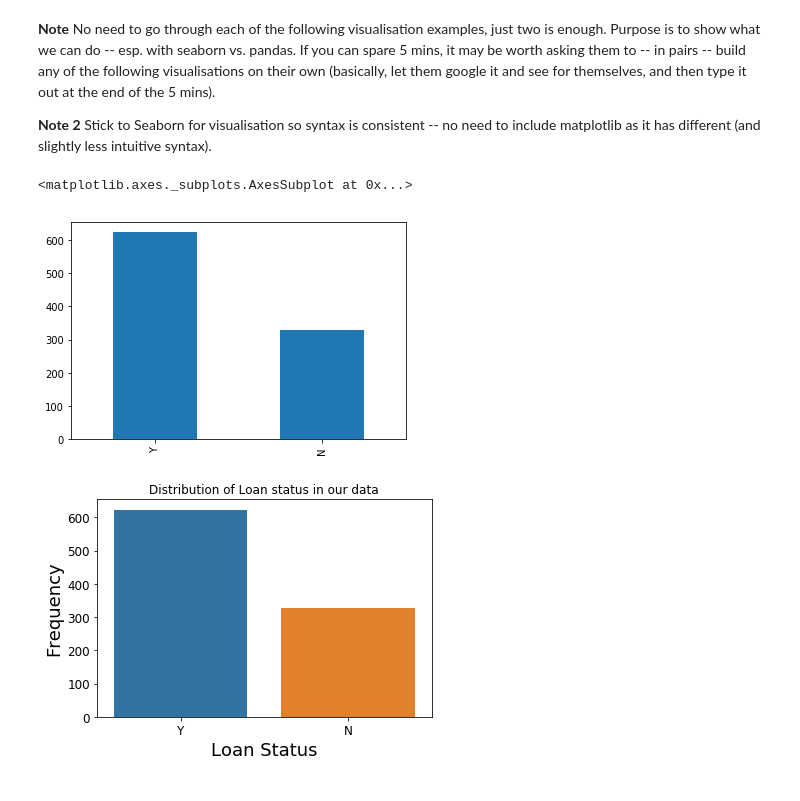
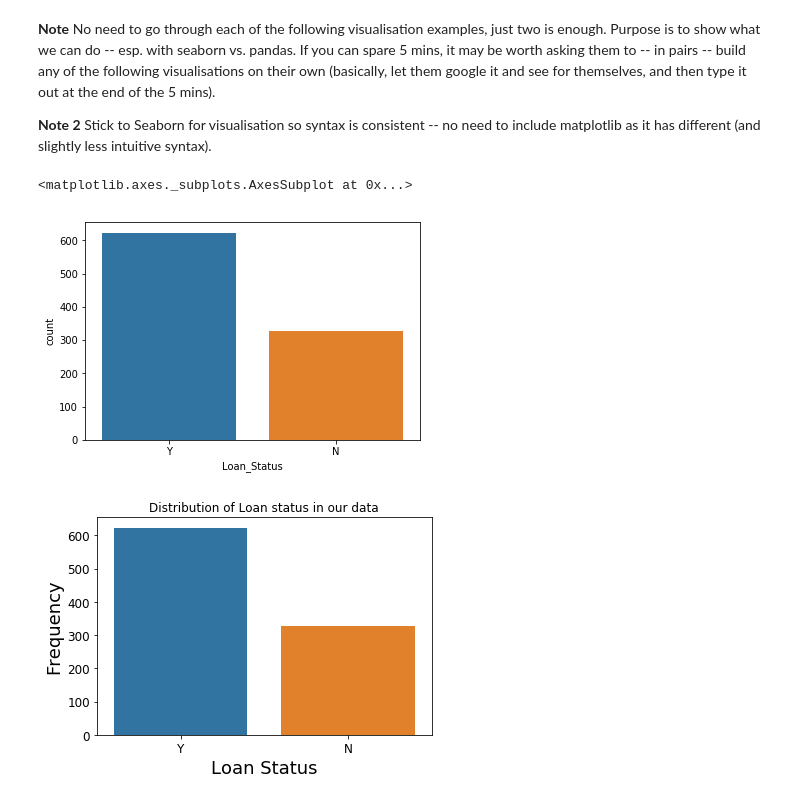
Before and after one commit to Camilla-Lewis/dsiad_loans, a Jupyter notebook: helpers/teacher_notebook_(loans).ipynb, the cells around one changed output. Drawn from its saved outputs; the diff is of its cells as text; code cells hidden in the pictures.

```diff
--- a/teacher_notebook_(loans).ipynb
+++ b/helpers/teacher_notebook_(loans).ipynb
@@ -415,12 +415,11 @@ loan.shape
 **Note** No need to go through each of the following visualisation examples, just two is enough. Purpose is to show what we can do -- esp. with seaborn vs. pandas. If you can spare 5 mins, it may be worth asking them to -- in pairs -- build any of the following visualisations on their own (basically, let them google it and see for themselves, and then type it out at the end of the 5 mins).
 
 **Note 2** Stick to Seaborn for visualisation so syntax is consistent -- no need to include matplotlib as it has different (and slightly less intuitive syntax).
-# %%
-# Using pandas plot function
-loan.Loan_Status.value_counts().plot(kind = 'bar')
-# %% [output]
-<matplotlib.axes._subplots.AxesSubplot at 0x...>
-[figure, removed]
+# %%
+sns.countplot(x = 'Loan_Status', data = loan)
+# %% [output]
+<matplotlib.axes._subplots.AxesSubplot at 0x...>
+[figure, added]
 # %%
 # Using seaborn instead - a library built for data visualisation
 l_status = sns.countplot(x = 'Loan_Status', data = loan)
```
Also changed, not shown: 1 other file.
